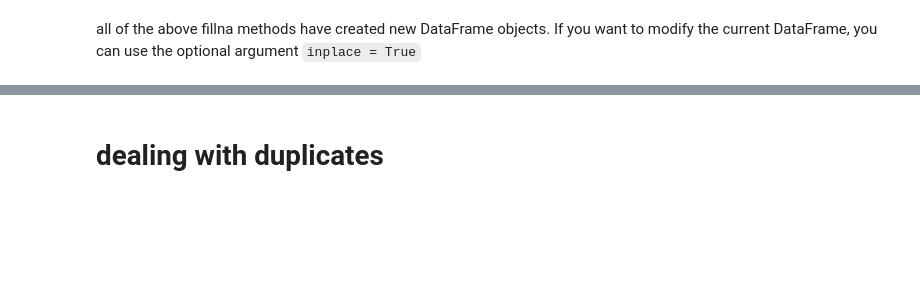
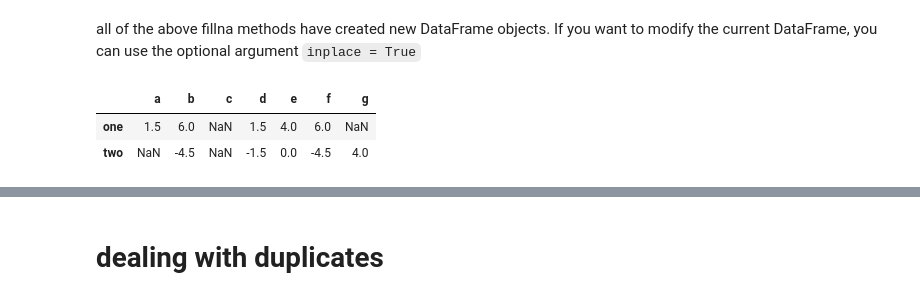
Before and after one commit to smileschen/2018-fa-stats131, a Jupyter notebook: 04-03.ipynb, the cells around one changed output, grey strips where cells are left out. Drawn from its saved outputs; the diff is of its cells as text; code cells hidden in the pictures; blank space fills up the shorter version.

```diff
--- a/04-03.ipynb
+++ b/04-03.ipynb
@@ -175,2 +533,8 @@ df.fillna(df.mean())  # fill na with df.mean() will fill in the column means
 # %% [markdown]
 all of the above fillna methods have created new DataFrame objects. If you want to modify the current DataFrame, you can use the optional argument `inplace = True`
+# %%
+df.T
+# %% [output]
+|  | a | b | c | d | e | f | g |
+| one | 1.5 | 6.0 | NaN | 1.5 | 4.0 | 6.0 | NaN |
+| two | NaN | -4.5 | NaN | -1.5 | 0.0 | -4.5 | 4.0 |
```
Also changed, not shown: parts of 56 cells of this notebook.
